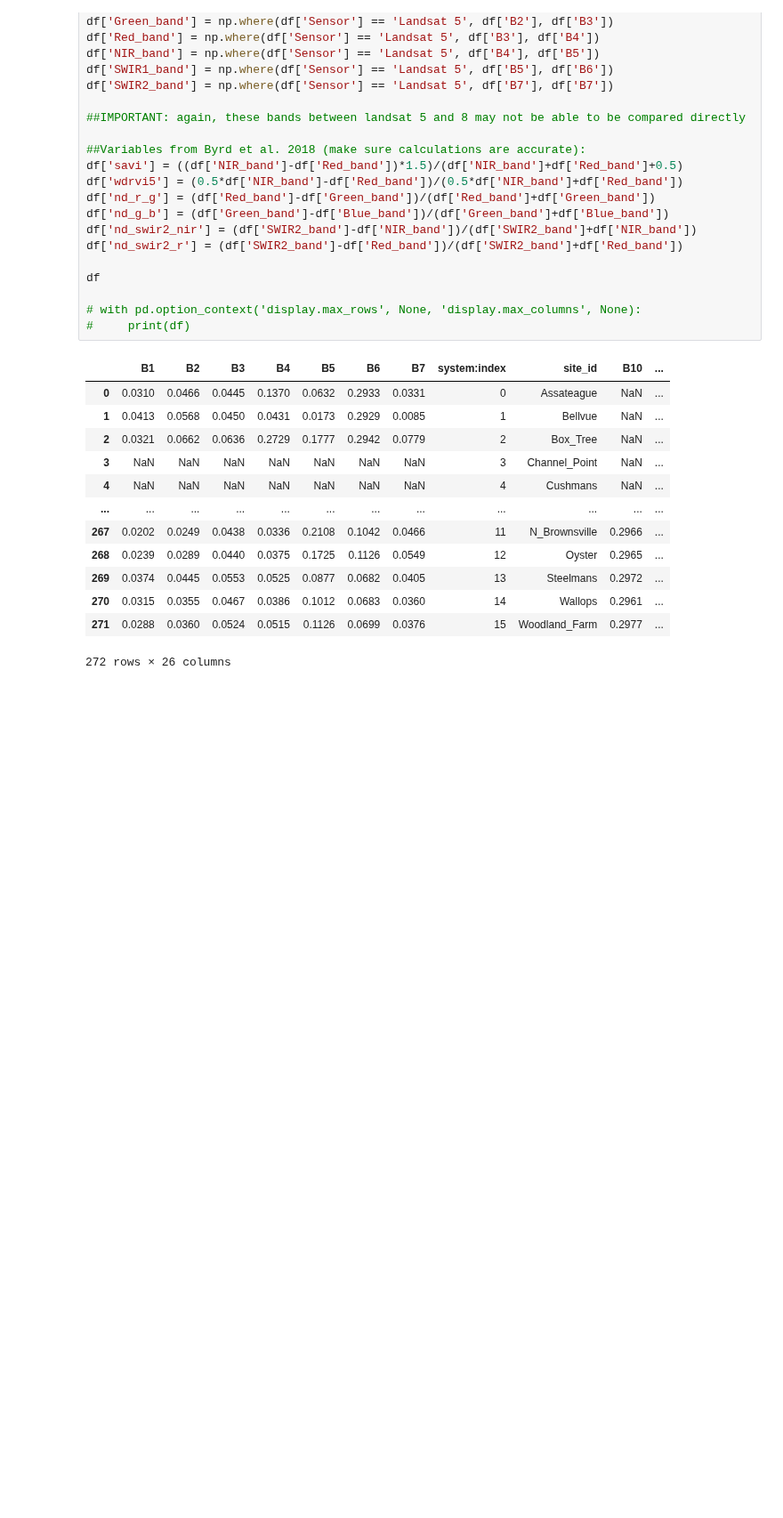
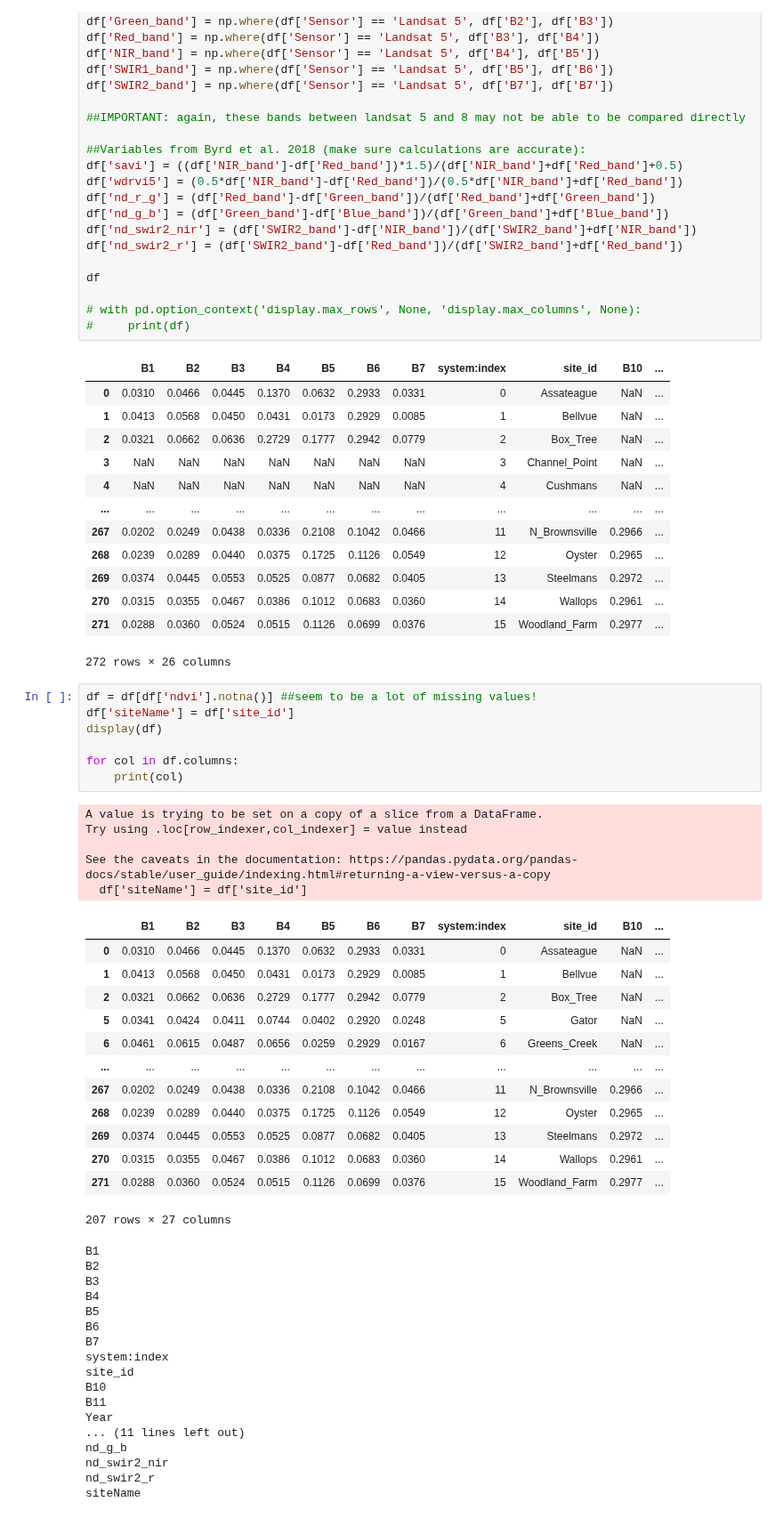
Before and after one commit to asajulien/PhD, a Jupyter notebook: Jupyter/Virginia/VA - machine learning, yearly point data.ipynb, the cells around one changed output. Shown at 89% size. Saved outputs shown, nothing was run; the diff lists cells and outputs as text; blank space fills up the shorter version.

```diff
--- a/Jupyter/Virginia/VA - machine learning, yearly point data.ipynb
+++ b/Jupyter/Virginia/VA - machine learning, yearly point data.ipynb
@@ -97,3 +97,46 @@ df
 | 270 | 0.0315 | 0.0355 | 0.0467 | 0.0386 | 0.1012 | 0.0683 | 0.0360 | 14 | Wallops | 0.2961 | ... |
 | 271 | 0.0288 | 0.0360 | 0.0524 | 0.0515 | 0.1126 | 0.0699 | 0.0376 | 15 | Woodland_Farm | 0.2977 | ... |
 272 rows × 26 columns
+# %%
+df = df[df['ndvi'].notna()] ##seem to be a lot of missing values!
+df['siteName'] = df['site_id']
+display(df)
+
+for col in df.columns:
+    print(col)
+# %% [output]
+A value is trying to be set on a copy of a slice from a DataFrame.
+Try using .loc[row_indexer,col_indexer] = value instead
+
+See the caveats in the documentation: https://pandas.pydata.org/pandas-docs/stable/user_guide/indexing.html#returning-a-view-versus-a-copy
+  df['siteName'] = df['site_id']
+|  | B1 | B2 | B3 | B4 | B5 | B6 | B7 | system:index | site_id | B10 | ... |
+| 0 | 0.0310 | 0.0466 | 0.0445 | 0.1370 | 0.0632 | 0.2933 | 0.0331 | 0 | Assateague | NaN | ... |
+| 1 | 0.0413 | 0.0568 | 0.0450 | 0.0431 | 0.0173 | 0.2929 | 0.0085 | 1 | Bellvue | NaN | ... |
+| 2 | 0.0321 | 0.0662 | 0.0636 | 0.2729 | 0.1777 | 0.2942 | 0.0779 | 2 | Box_Tree | NaN | ... |
+| 5 | 0.0341 | 0.0424 | 0.0411 | 0.0744 | 0.0402 | 0.2920 | 0.0248 | 5 | Gator | NaN | ... |
+| 6 | 0.0461 | 0.0615 | 0.0487 | 0.0656 | 0.0259 | 0.2929 | 0.0167 | 6 | Greens_Creek | NaN | ... |
+| ... | ... | ... | ... | ... | ... | ... | ... | ... | ... | ... | ... |
+| 267 | 0.0202 | 0.0249 | 0.0438 | 0.0336 | 0.2108 | 0.1042 | 0.0466 | 11 | N_Brownsville | 0.2966 | ... |
+| 268 | 0.0239 | 0.0289 | 0.0440 | 0.0375 | 0.1725 | 0.1126 | 0.0549 | 12 | Oyster | 0.2965 | ... |
+| 269 | 0.0374 | 0.0445 | 0.0553 | 0.0525 | 0.0877 | 0.0682 | 0.0405 | 13 | Steelmans | 0.2972 | ... |
+| 270 | 0.0315 | 0.0355 | 0.0467 | 0.0386 | 0.1012 | 0.0683 | 0.0360 | 14 | Wallops | 0.2961 | ... |
+| 271 | 0.0288 | 0.0360 | 0.0524 | 0.0515 | 0.1126 | 0.0699 | 0.0376 | 15 | Woodland_Farm | 0.2977 | ... |
+207 rows × 27 columns
+B1
+B2
+B3
+B4
+B5
+B6
+B7
+system:index
+site_id
+B10
+B11
+Year
+... (11 lines left out)
+nd_g_b
+nd_swir2_nir
+nd_swir2_r
+siteName
```
Also changed, not shown: parts of 5 cells of this notebook, 4 other files.
